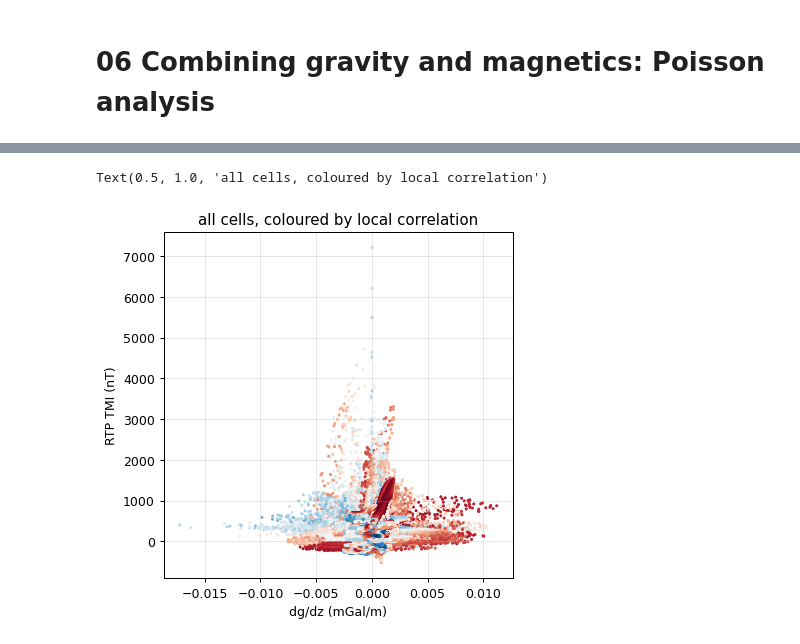
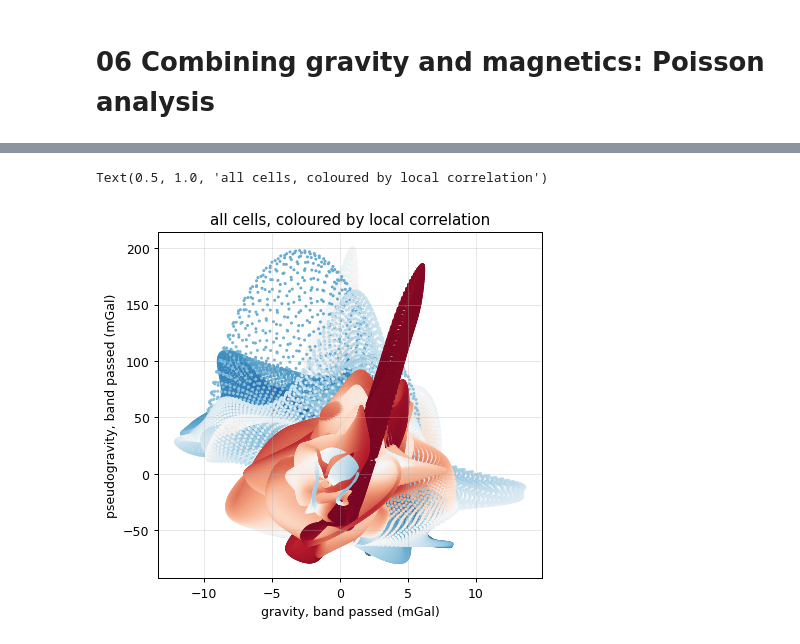
Before and after one commit to bvkay/potential-fields, a Jupyter notebook: notebooks/06_gravity_magnetics_poisson.ipynb, the cells around one changed output, grey strips where cells are left out. Drawn from its saved outputs; the diff is of its cells as text; code cells hidden in the pictures.

```diff
--- a/notebooks/06_gravity_magnetics_poisson.ipynb
+++ b/notebooks/06_gravity_magnetics_poisson.ipynb
@@ -37,11 +51,9 @@ OUT = "../outputs"
 INC, DEC = -62.4, 7.5   # IGRF inclination, declination (deg) for the Frome area at 2015.0
 plt.rcParams["figure.dpi"] = 90
 # %%
-cba = read_grid(f"{DATA}/frome_grav.ers", units="mGal")          # already MGA zone 54, 200 m
+grav = read_grid(f"{DATA}/frome_grav.ers", units="mGal")          # MGA zone 54, 200 m
 tmi = read_grid(f"{DATA}/frome_tmi.ers", epsg=28354, units="nT")
-print(cba); print(tmi)
 rtp = transforms.reduce_to_pole(tmi, INC, DEC)
-rtp_lp = filters.butterworth_lowpass(rtp, 2 * cba.dx)
-res = transforms.poisson_analysis(cba, rtp_lp, window=21, magnetics_is_rtp=True)
+print(grav); print(rtp)
 # %% [output]
 Grid('frome_grav', 843x749, cell 200x200 m (~200x200 m), EPSG:28354, bounds W300909.0020 S6540668.9852 E450709.0020 N6709268.9852, units 'mGal')
@@ -54,0 +79,4 @@ fig, axes = display.compare([cba, gz, rtp_on_grav], ncols=3, cmap="RdBu_r", clip
+# %%
+res = transforms.poisson_analysis(grav, rtp, magnetics_is_rtp=True, mode="pseudogravity",
+                                  lowpass_wavelength=4000, regional_wavelength=40000, window_m=20000)
+fig, axes = display.compare([res["x"], res["y"]], ncols=2, cmap="RdBu_r", clip=("std", 2.5), figsize_per=(6.5, 6))
@@ -66,0 +95,10 @@ and less dense, or to remanence that RTP did not correct.
+# %%
+r = res["correlation"].values
+keep = (np.abs(r) > 0.6) & (res["signal"].values > 0.3)
+corr = res["correlation"].with_values(np.where(keep, r, np.nan))
+ratio = res["m_over_rho"].with_values(np.where(keep, res["m_over_rho"].values, np.nan))
+fig, axes = display.compare([corr, ratio], ncols=2, cmap="RdBu_r", clip=(-1, 1), figsize_per=(6.5, 6))
+axes[0, 1].images[0].set_clim(*display.clip_limits(ratio.values, "pct", 5))
+for ax in axes.ravel():
+    ax.set_facecolor("0.85")
+print(f"{np.nanmean(keep) * 100:.0f}% of the area passes |r| > 0.6 and signal > 0.3")
@@ -67,9 +118,9 @@ and less dense, or to remanence that RTP did not correct.
 # %%
-ok = np.isfinite(gz.values) & np.isfinite(rtp_on_grav.values)
-fig, ax = plt.subplots(figsize=(5, 5))
-ax.scatter(gz.values[ok], rtp_on_grav.values[ok], s=2, c=res["correlation"].values[ok], cmap="RdBu_r", vmin=-1, vmax=1)
-ax.set_xlabel("dg/dz (mGal/m)"); ax.set_ylabel("RTP TMI (nT)"); ax.grid(alpha=0.3)
+ok = np.isfinite(res["x"].values) & np.isfinite(res["y"].values)
+fig, ax = plt.subplots(figsize=(5.5, 5))
+ax.scatter(res["x"].values[ok], res["y"].values[ok], s=2, c=r[ok], cmap="RdBu_r", vmin=-1, vmax=1)
+ax.set_xlabel("gravity, band passed (mGal)"); ax.set_ylabel("pseudogravity, band passed (mGal)"); ax.grid(alpha=0.3)
 ax.set_title("all cells, coloured by local correlation")
 # %% [output]
 Text(0.5, 1.0, 'all cells, coloured by local correlation')
-[figure, old version]
+[figure, new version]
```
Also changed, not shown: parts of 16 cells of this notebook, 9 other files.
